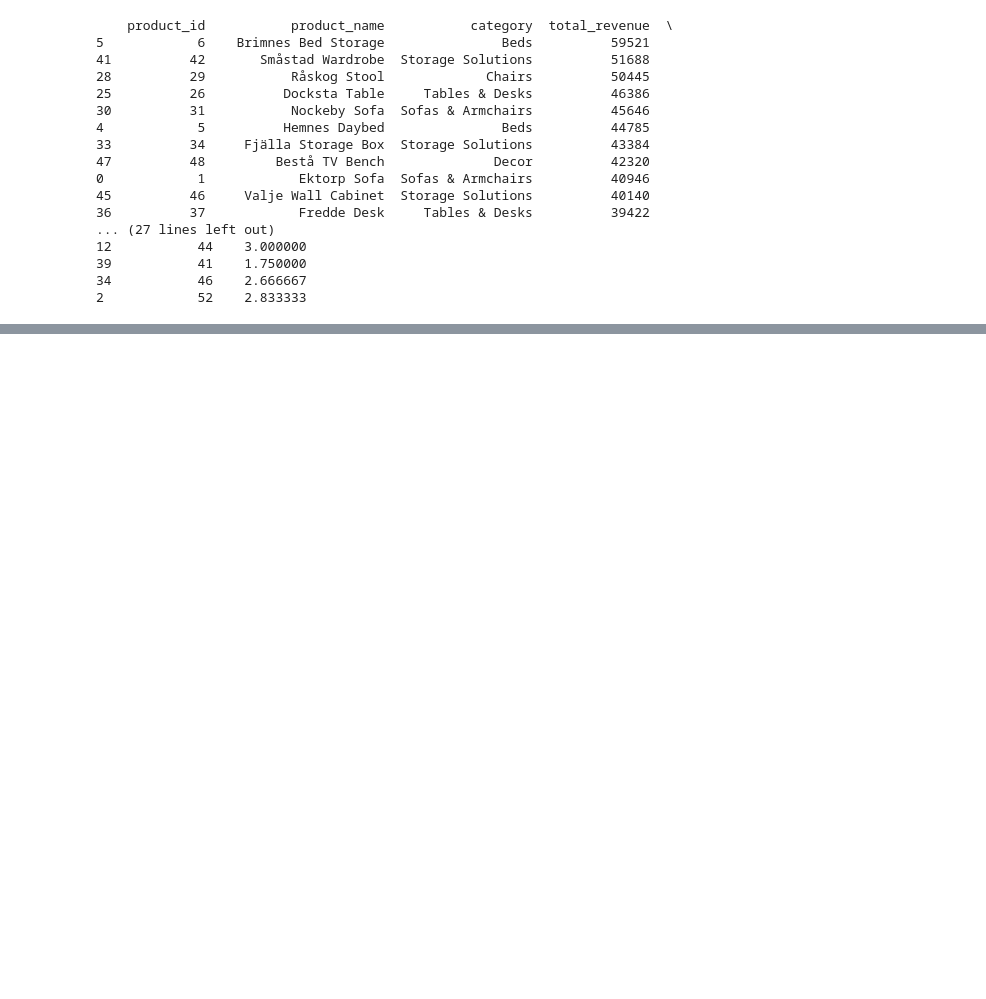
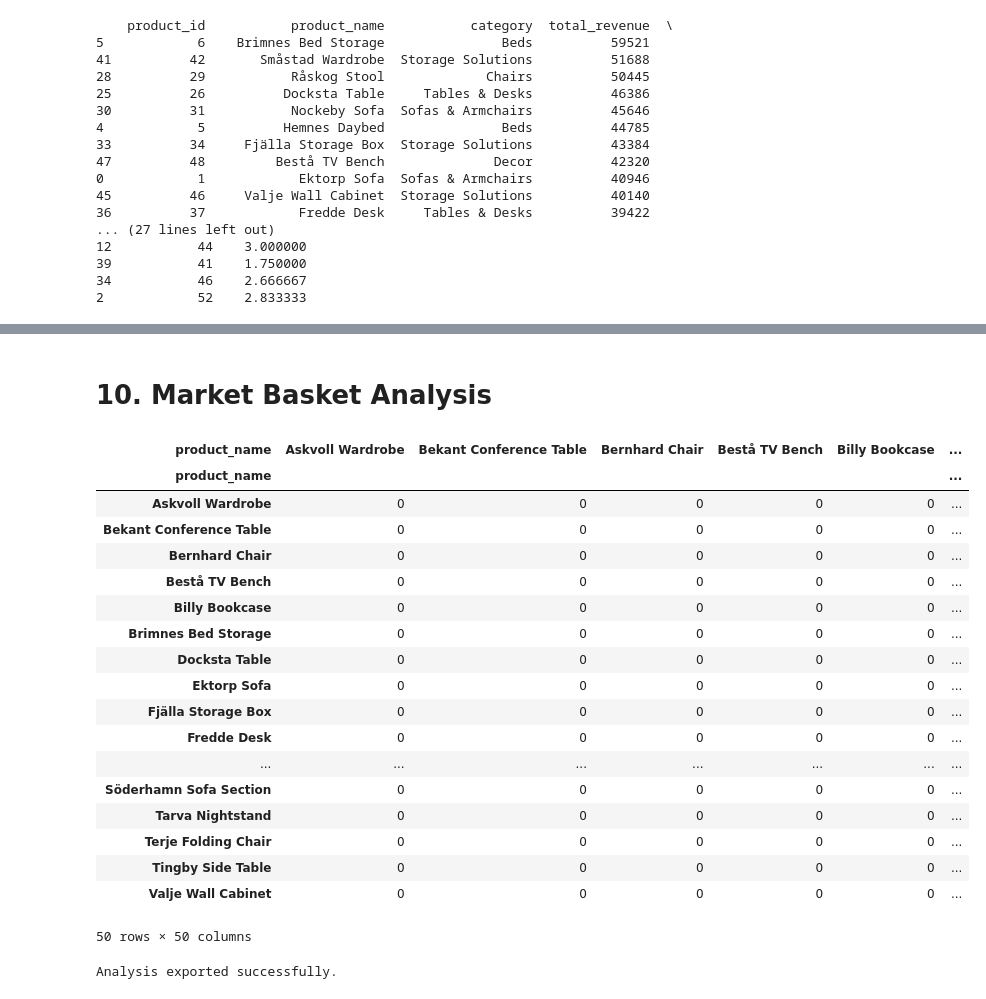
Before and after one commit to Mangaliso-Maduna/Furniture-Store-Data-Alanysis, a Jupyter notebook: Furniture store data analysis.ipynb, the cells around one changed output, grey strips where cells are left out. Cells and saved outputs as stored; diff of their text form; code cells hidden in the pictures; blank space fills up the shorter version.

```diff
--- a/Furniture store data analysis.ipynb
+++ b/Furniture store data analysis.ipynb
@@ -234,0 +572,54 @@ print(summary.head(20))
+# %% [markdown]
+# 10. Market Basket Analysis
+# %%
+basket = (
+    sales.groupby(['order_id', 'product_name'])['quantity']
+    .sum()
+    .unstack()
+    .fillna(0)
+)
+
+basket = basket.applymap(lambda x: 1 if x > 0 else 0)
+
+product_combinations = basket.T.dot(basket)
+
+np.fill_diagonal(product_combinations.values, 0)
+
+product_combinations
+# %% [output]
+| product_name | Askvoll Wardrobe | Bekant Conference Table | Bernhard Chair | Bestå TV Bench | Billy Bookcase | ... |
+| product_name |  |  |  |  |  | ... |
+| Askvoll Wardrobe | 0 | 0 | 0 | 0 | 0 | ... |
+| Bekant Conference Table | 0 | 0 | 0 | 0 | 0 | ... |
+| Bernhard Chair | 0 | 0 | 0 | 0 | 0 | ... |
+| Bestå TV Bench | 0 | 0 | 0 | 0 | 0 | ... |
+| Billy Bookcase | 0 | 0 | 0 | 0 | 0 | ... |
+| Brimnes Bed Storage | 0 | 0 | 0 | 0 | 0 | ... |
+| Docksta Table | 0 | 0 | 0 | 0 | 0 | ... |
+| Ektorp Sofa | 0 | 0 | 0 | 0 | 0 | ... |
+| Fjälla Storage Box | 0 | 0 | 0 | 0 | 0 | ... |
+| Fredde Desk | 0 | 0 | 0 | 0 | 0 | ... |
+| ... | ... | ... | ... | ... | ... | ... |
+| Söderhamn Sofa Section | 0 | 0 | 0 | 0 | 0 | ... |
+| Tarva Nightstand | 0 | 0 | 0 | 0 | 0 | ... |
+| Terje Folding Chair | 0 | 0 | 0 | 0 | 0 | ... |
+| Tingby Side Table | 0 | 0 | 0 | 0 | 0 | ... |
+| Valje Wall Cabinet | 0 | 0 | 0 | 0 | 0 | ... |
+50 rows × 50 columns
+# %%
+# 11 Export Results to Excel
+
+with pd.ExcelWriter("online_store_analysis.xlsx") as writer:
+    customer_segmentation.to_excel(writer, sheet_name="Customer Segments", index=False)
+    rfm.to_excel(writer, sheet_name="RFM Analysis", index=False)
+    category_performance.to_excel(writer, sheet_name="Category Performance", index=False)
+    product_rating_revenue.to_excel(writer, sheet_name="Product Rating Revenue", index=False)
+    monthly_revenue.to_excel(writer, sheet_name="Monthly Revenue", index=False)
+    repeat_summary.to_excel(writer, sheet_name="Repeat Purchase", index=False)
+    customer_last_purchase.to_excel(writer, sheet_name="Churn Analysis", index=False)
+    pareto_products.to_excel(writer, sheet_name="Pareto Products", index=False)
+
+
+print("Analysis exported successfully.")
+# %% [output]
+Analysis exported successfully.
```
Also changed, not shown: parts of 24 cells of this notebook, 5 other files.
